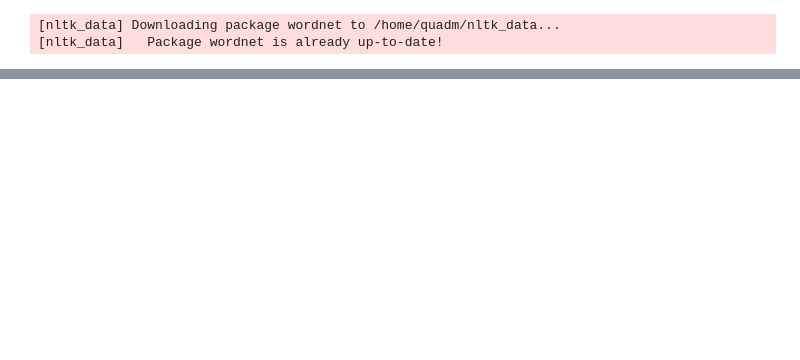
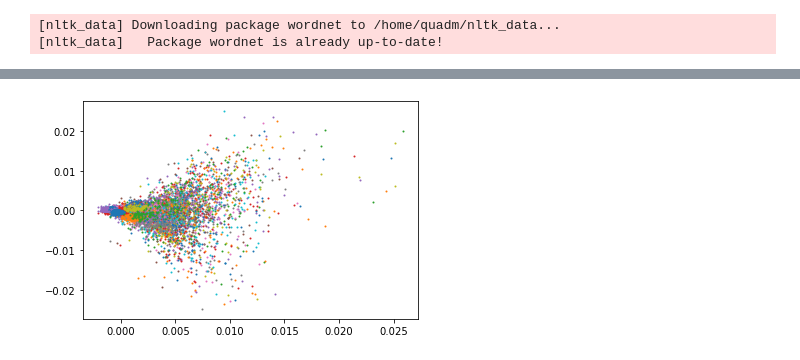
Before and after one commit to QMux/cmpe-255-project, a Jupyter notebook: Initial Data Exploration.ipynb, the cells around one changed output, grey strips where cells are left out. Drawn from its saved outputs; the diff is of its cells as text; code cells hidden in the pictures; blank space fills up the shorter version.

```diff
--- a/Initial Data Exploration.ipynb
+++ b/Initial Data Exploration.ipynb
@@ -56,0 +75,18 @@ KeyError: "word 'why' not in vocabulary"
+# %%
+from sklearn.cluster import KMeans
+
+sse = []
+n_clusters = 1000
+kmeans = KMeans(n_clusters=n_clusters, random_state=0).fit(norm_wv)
+sse.append(kmeans.inertia_)
+# %%
+df = pd.DataFrame(transform)
+df['Labels'] = kmeans.labels_
+df.head()
+group = df[df['Labels'] == 0]
+
+for i in range(n_clusters):
+    group = df[df['Labels'] == i]
+    plt.scatter(group[0], group[1], s=1)
+# %% [output]
+[figure, added]
```
Also changed, not shown: parts of 12 cells of this notebook.
